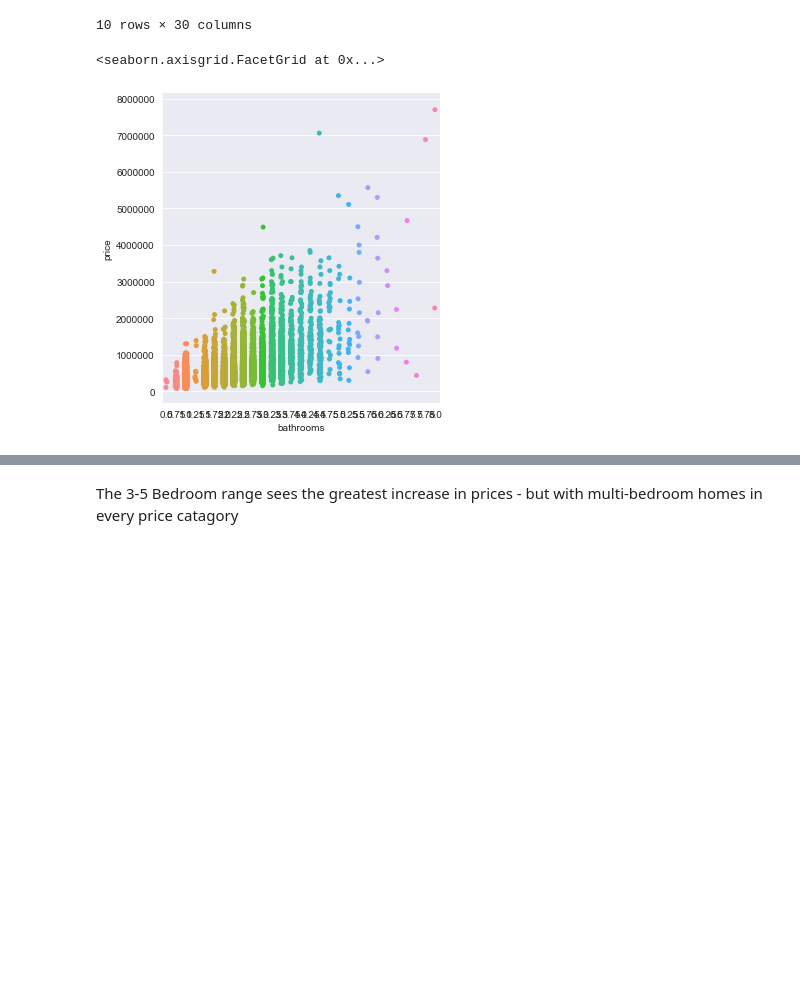
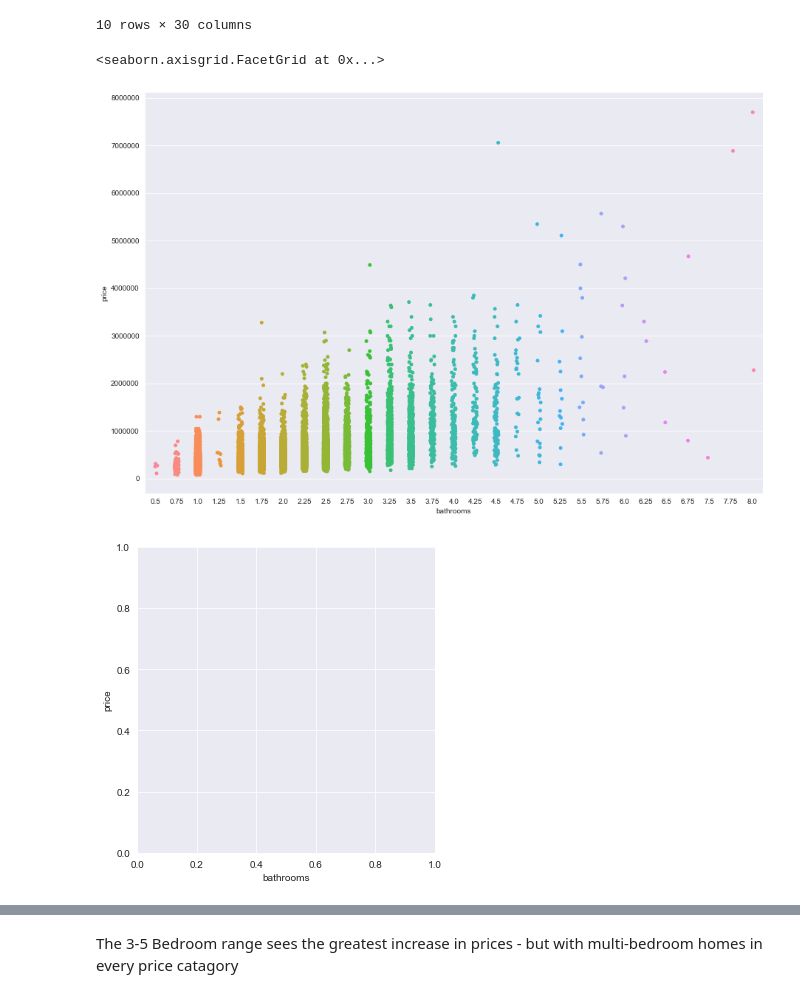
Before and after one commit to bkdatl/dsc-mod-2-project-v2-1-onl01-dtsc-ft-012120, a Jupyter notebook: student.ipynb, the cells around one changed output, grey strips where cells are left out. Saved outputs shown, nothing was run; the diff lists cells and outputs as text; code cells hidden in the pictures; blank space fills up the shorter version.

```diff
--- a/student.ipynb
+++ b/student.ipynb
@@ -222,10 +222,14 @@ df.head(10)
 | 9 | 3793500160 | 2015-03-12 | 323000.0 | 2.50 | 1890 | 6560 | 2.0 | 0.0 | 0.0 | 3 | ... |
 10 rows × 30 columns
 # %%
-sns.catplot(x="bathrooms", y="price", data=df)
+fig_dims = (15, 10)
+
+fig, ax = plt.subplots(figsize=fig_dims)
+sns.catplot(x="bathrooms", y="price", ax=ax, data=df)
 # %% [output]
 <seaborn.axisgrid.FacetGrid at 0x...>
-[figure, old version]
+[figure, new version]
+[figure, added]
 # %%
 bins = [0, 1,2,3,4,5, 6, 7, 8]
 df['bathroom_bins'] = pd.cut(df['bathrooms'], bins,include_lowest = True)
```
Also changed, not shown: parts of 8 cells of this notebook, 4 other files.
